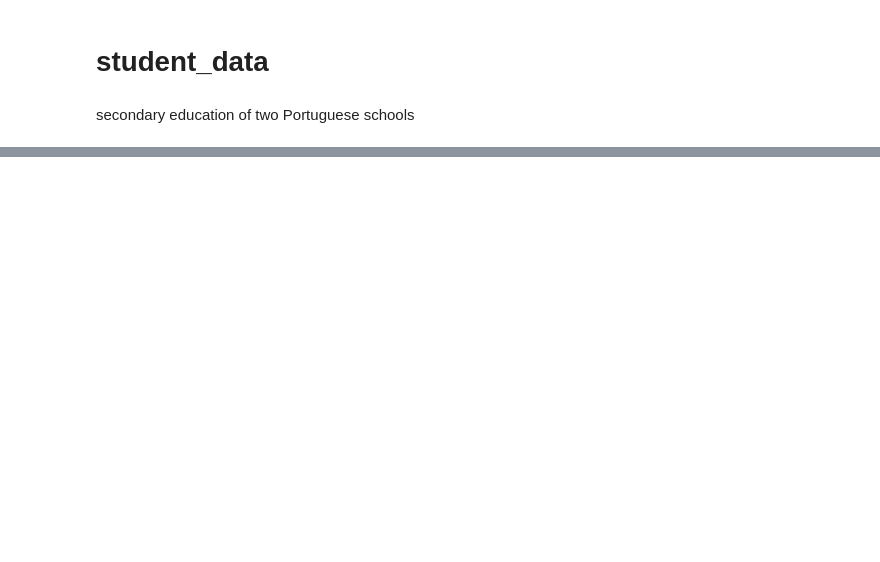
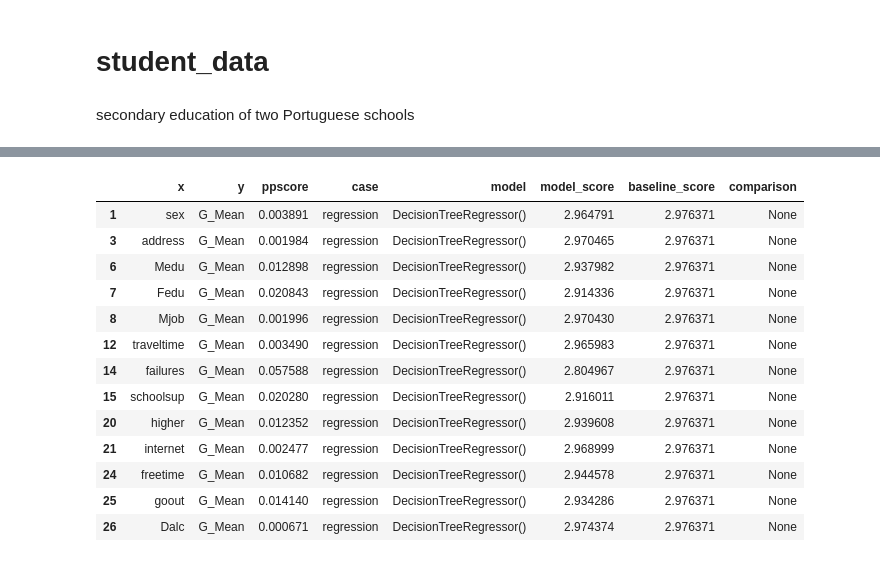
Before and after one commit to Lois-Lanctot/student-performance-analysis, a Jupyter notebook: student_performance_analysis.ipynb, the cells around one changed output, grey strips where cells are left out. Drawn from its saved outputs; the diff is of its cells as text; code cells hidden in the pictures; blank space fills up the shorter version.

Commit message:
Tested the PPS on student_data

```diff
--- a/student_performance_analysis.ipynb
+++ b/student_performance_analysis.ipynb
@@ -437,3 +391,43 @@ pps_df.loc[(pps_df['x'] == 'G_Mean') & (pps_df['ppscore'] != 0.0)]
+# %%
+# Calculate the Python Predictive Power Score (PPS) only for 'G_Mean' as the target
+target = 'G_Mean'
+pps_scores = []
+
+for feature in large_df.columns:
+    if feature != target:  # Skip the target column itself
+        score = pps.score(large_df, feature, target)
+        # Append all relevant details from the score dictionary
+        pps_scores.append({
+            'x': feature,
+            'y': target,
+            'ppscore': score['ppscore'],
+              'case': score['case'],
+            'model': score.get('model', None),
+            'model_score': score.get('model_score', None),
+            'baseline_score': score.get('baseline_score', None),
+            'comparison': score.get('comparison', None)
+        })
+
+# Convert the results into a DataFrame
+pps_df = pd.DataFrame(pps_scores)
+
+# Display the DataFrame with only ppscores above 0
+pps_df.loc[pps_df['ppscore'] != 0]
+# %% [output]
+|  | x | y | ppscore | case | model | model_score | baseline_score | comparison |
+| 1 | sex | G_Mean | 0.003891 | regression | DecisionTreeRegressor() | 2.964791 | 2.976371 | None |
+| 3 | address | G_Mean | 0.001984 | regression | DecisionTreeRegressor() | 2.970465 | 2.976371 | None |
+| 6 | Medu | G_Mean | 0.012898 | regression | DecisionTreeRegressor() | 2.937982 | 2.976371 | None |
+| 7 | Fedu | G_Mean | 0.020843 | regression | DecisionTreeRegressor() | 2.914336 | 2.976371 | None |
+| 8 | Mjob | G_Mean | 0.001996 | regression | DecisionTreeRegressor() | 2.970430 | 2.976371 | None |
+| 12 | traveltime | G_Mean | 0.003490 | regression | DecisionTreeRegressor() | 2.965983 | 2.976371 | None |
+| 14 | failures | G_Mean | 0.057588 | regression | DecisionTreeRegressor() | 2.804967 | 2.976371 | None |
+| 15 | schoolsup | G_Mean | 0.020280 | regression | DecisionTreeRegressor() | 2.916011 | 2.976371 | None |
+| 20 | higher | G_Mean | 0.012352 | regression | DecisionTreeRegressor() | 2.939608 | 2.976371 | None |
+| 21 | internet | G_Mean | 0.002477 | regression | DecisionTreeRegressor() | 2.968999 | 2.976371 | None |
+| 24 | freetime | G_Mean | 0.010682 | regression | DecisionTreeRegressor() | 2.944578 | 2.976371 | None |
+| 25 | goout | G_Mean | 0.014140 | regression | DecisionTreeRegressor() | 2.934286 | 2.976371 | None |
+| 26 | Dalc | G_Mean | 0.000671 | regression | DecisionTreeRegressor() | 2.974374 | 2.976371 | None |
 # %%
 # select features
 features = ['Medu', 'Fedu', 'studytime', 'failures', 'goout', 'age', 'traveltime']
```
Also changed, not shown: parts of 28 cells of this notebook.
